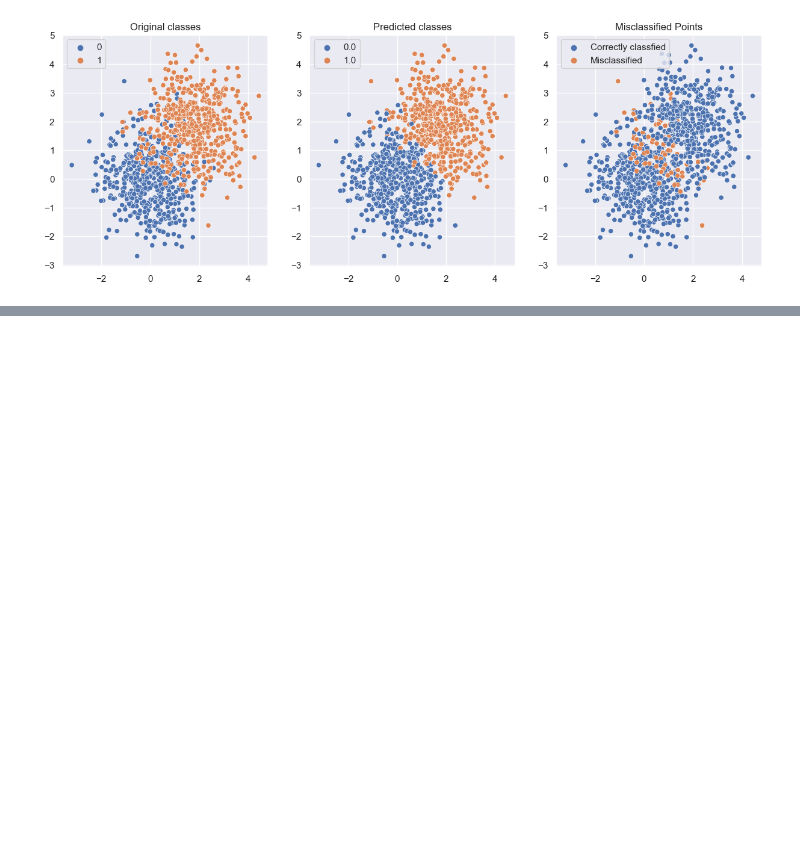
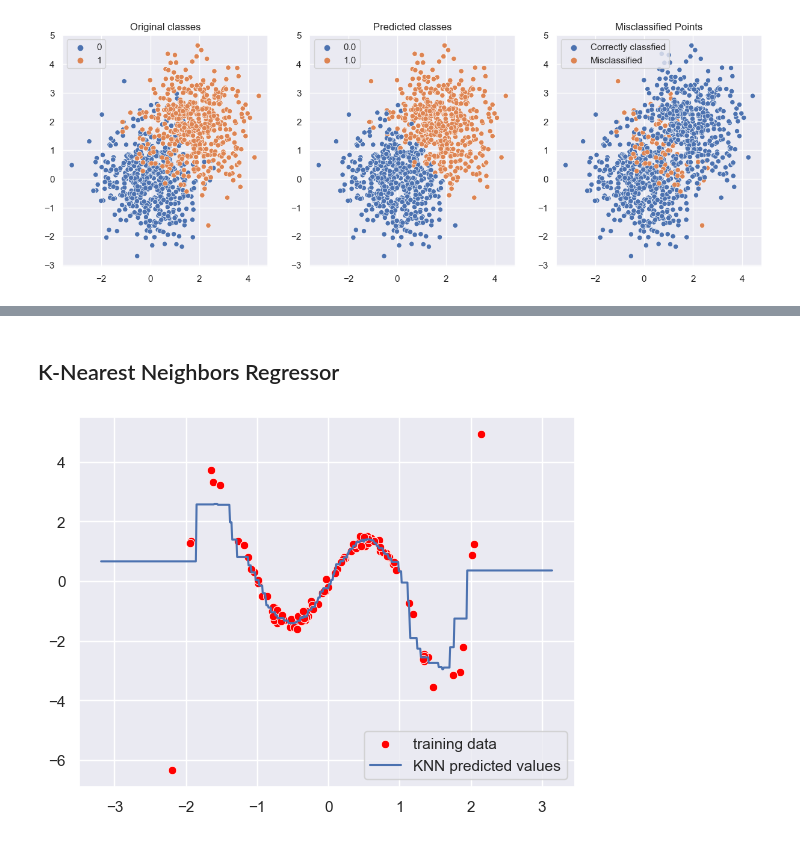
Before and after one commit to osmanokutan/machine-learning, a Jupyter notebook: KNearestNeighbors.ipynb, the cells around one changed output, grey strips where cells are left out. Saved outputs shown, nothing was run; the diff lists cells and outputs as text; code cells hidden in the pictures; blank space fills up the shorter version.

```diff
--- a/KNearestNeighbors.ipynb
+++ b/KNearestNeighbors.ipynb
@@ -149,0 +116,2 @@ ValueError: All arrays must be of the same length
+# %% [markdown]
+## K-Nearest Neighbors Regressor
@@ -149,0 +131,18 @@ ValueError: All arrays must be of the same length
+# %%
+np.random.seed(13)
+N=100
+X = np.random.randn(N)
+f = lambda x: (x+2)*(x+1)*x*(x-1)*(x-2)
+y = f(X)+ 0.2*np.random.randn(N)
+
+model = KNNRegressor(n_neighbors=5)
+model.fit(X,y)
+
+sns.scatterplot(x=X,y=y, label='training data', color='red')
+xmin, xmax =X.min()-1, X.max()+1
+xs = np.arange(xmin,xmax,0.01)
+ys = model.predict(xs)
+sns.lineplot(xs,ys,label='KNN predicted values')
+plt.legend();
+# %% [output]
+[figure, added]
```
Also changed, not shown: parts of 12 cells of this notebook.
